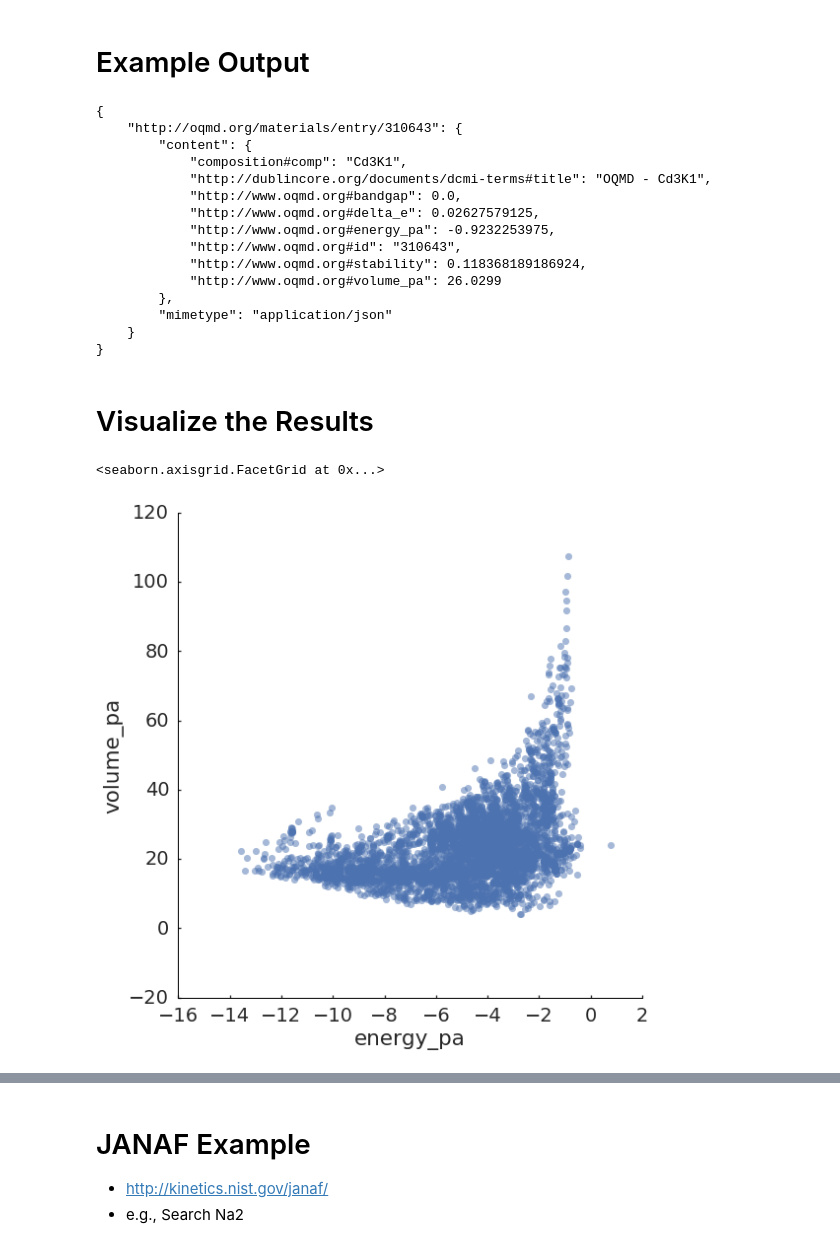
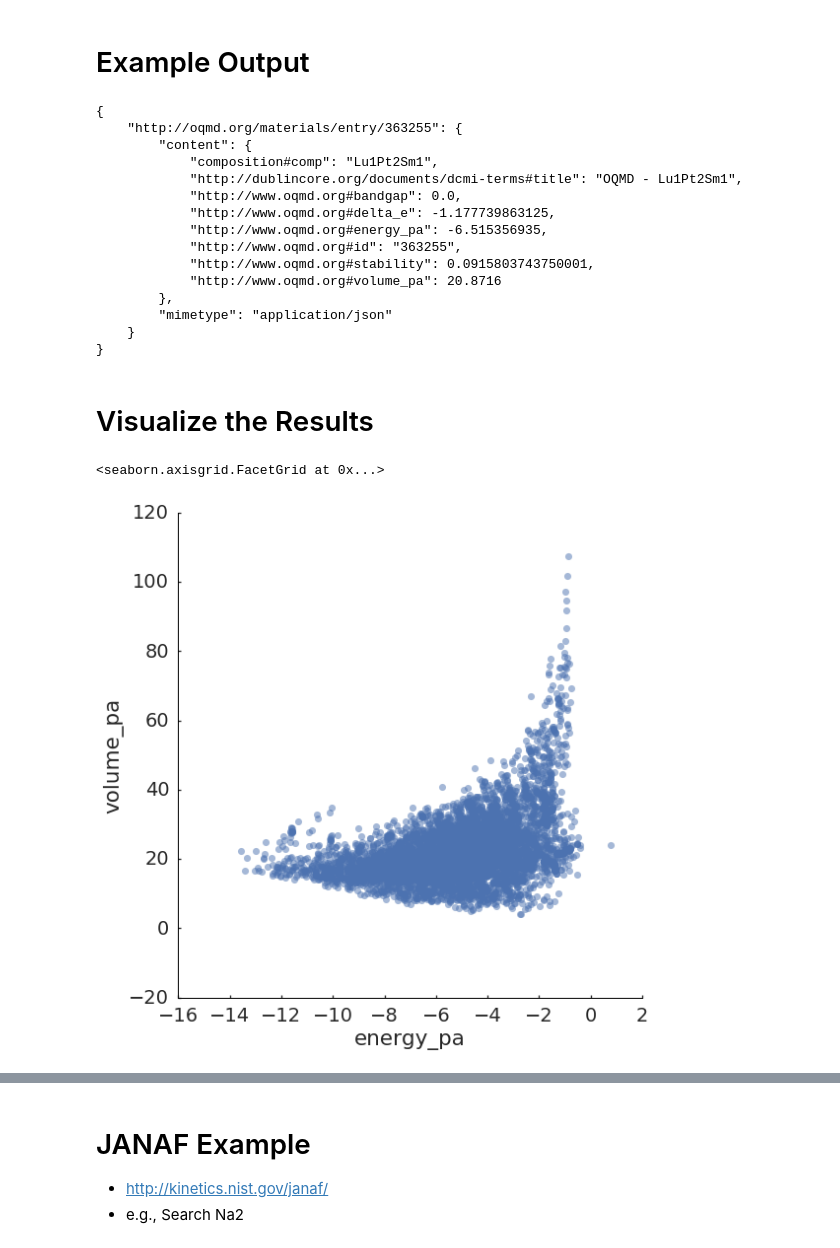
Before and after one commit to materials-data-facility/forge, a Jupyter notebook: prototypes/sandbox.ipynb, the cells around one changed output, grey strips where cells are left out. Saved outputs shown, nothing was run; the diff lists cells and outputs as text; code cells hidden in the pictures.

```diff
--- a/prototypes/sandbox.ipynb
+++ b/prototypes/sandbox.ipynb
@@ -20,7 +21,8 @@ def get_vectors(data):
                 data[key]['content'].get('http://www.oqmd.org#energy_pa', None),
                 data[key]['content'].get('http://www.oqmd.org#volume_pa', None),
                 data[key]['content'].get('http://www.oqmd.org#magmom_pa', None),
-                data[key]['content'].get('http://www.oqmd.org#stability', None))
+                data[key]['content'].get('http://www.oqmd.org#stability', None),
+                data[key]['content'].get('http://www.oqmd.org#bandgap',None))
 # %% [markdown]
 # Authenticate Search Client
 Uses a valid authentication token if it exists, redirects to web if not
@@ -47,7 +49,7 @@ Found 1659 results
 # %% [markdown]
 # Aggregate a Larger Query
 # %%
-n_records = 1000
+n_records = 1650
 offset = 0
 vectors = []
 
@@ -63,23 +65,23 @@ for i in range(0,5):
 
 df = pd.DataFrame(vectors, columns=["composition", "delta_e",
                                     "energy_pa", "volume_pa",
-                                    "magmom_pa","stability"])
+                                    "magmom_pa","stability", "bandgap"])
 # %% [markdown]
 # Example Output
 # %%
 print(json.dumps(r.data['gmeta'][1], sort_keys=True, indent=4))
 # %% [output]
 {
-    "http://oqmd.org/materials/entry/310643": {
+    "http://oqmd.org/materials/entry/363255": {
         "content": {
-            "composition#comp": "Cd3K1",
-            "http://dublincore.org/documents/dcmi-terms#title": "OQMD - Cd3K1",
+            "composition#comp": "Lu1Pt2Sm1",
+            "http://dublincore.org/documents/dcmi-terms#title": "OQMD - Lu1Pt2Sm1",
             "http://www.oqmd.org#bandgap": 0.0,
-            "http://www.oqmd.org#delta_e": 0.02627579125,
-            "http://www.oqmd.org#energy_pa": -0.9232253975,
-            "http://www.oqmd.org#id": "310643",
-            "http://www.oqmd.org#stability": 0.118368189186924,
-            "http://www.oqmd.org#volume_pa": 26.0299
+            "http://www.oqmd.org#delta_e": -1.177739863125,
+            "http://www.oqmd.org#energy_pa": -6.515356935,
+            "http://www.oqmd.org#id": "363255",
+            "http://www.oqmd.org#stability": 0.0915803743750001,
+            "http://www.oqmd.org#volume_pa": 20.8716
         },
         "mimetype": "application/json"
     }
@@ -89,16 +91,17 @@ print(json.dumps(r.data['gmeta'][1], sort_keys=True, indent=4))
 # %%
 pal = sns.color_palette("muted")
 
 x_col = "energy_pa"
 y_col = "volume_pa"
 
+
 # Make plot
 g = sns.lmplot(x=x_col, y=y_col, data=df, fit_reg=False,
-               palette=pal, size=8, scatter_kws={"s": 50,
+               palette=df['bandgap'].apply(lambda x: get_plot_color(x)), size=8, scatter_kws={"s": 50,
                                                  "alpha": 0.5})
 
 # Set axis labels
 g.set_axis_labels(x_col,y_col)
 # %% [output]
 <seaborn.axisgrid.FacetGrid at 0x...>
-[figure, old version]
+[figure, new version]
```
Also changed, not shown: parts of 9 cells of this notebook.
